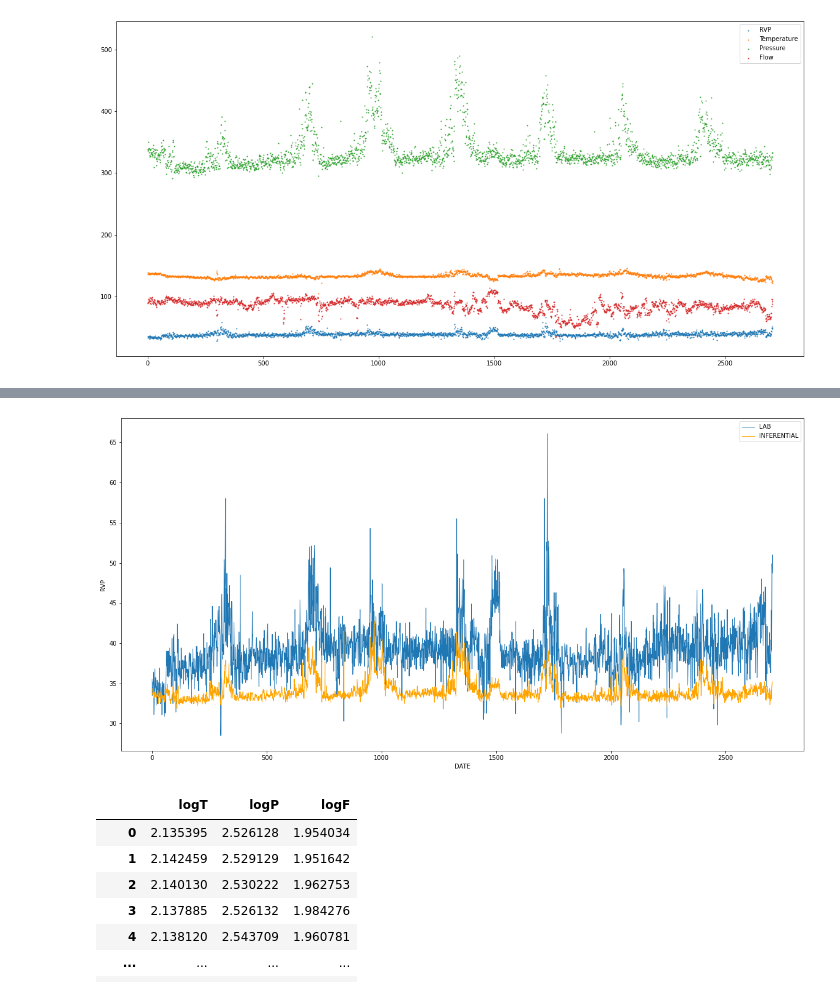
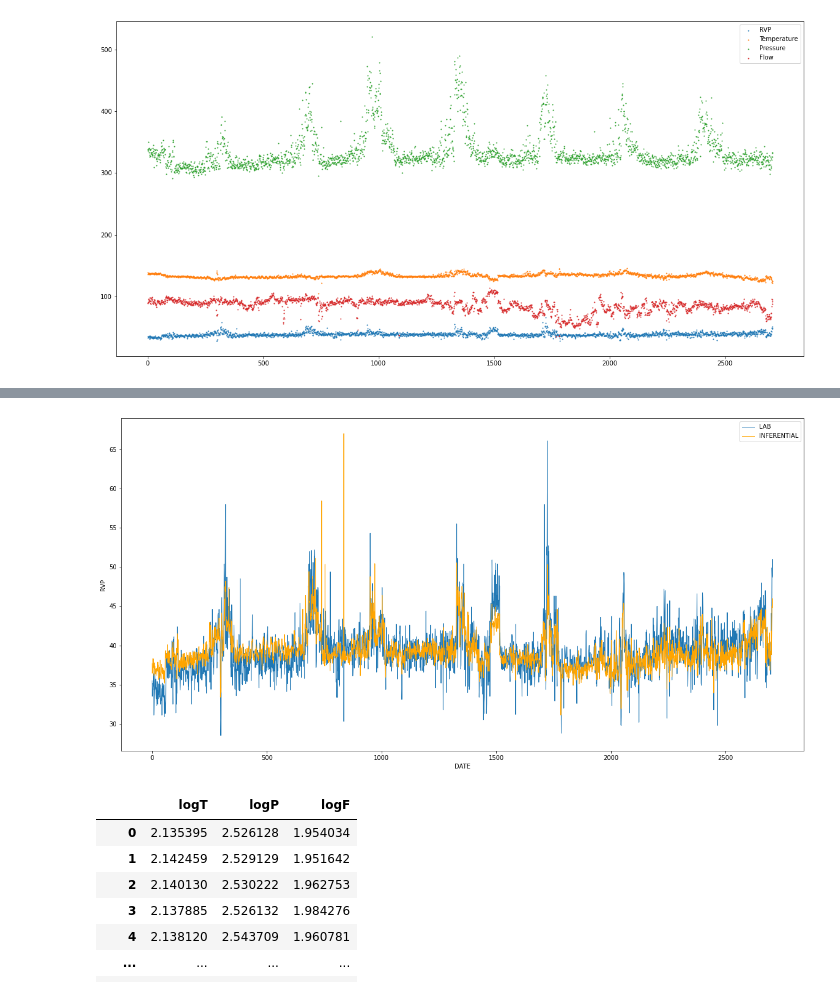
Before and after one commit to hoonzi-s/APC, a Jupyter notebook: #1 ALK - 213BTMRVP Inferential.ipynb, the cells around one changed output, grey strips where cells are left out. Cells and saved outputs as stored; diff of their text form; code cells hidden in the pictures.

```diff
--- a/#1 ALK - 213BTMRVP Inferential.ipynb
+++ b/#1 ALK - 213BTMRVP Inferential.ipynb
@@ -104,20 +90,20 @@ plt.show()
 # %%
-a1 = -0.1343
-a2 = 0.0520
-b = 34.671
+a1 = -0.64629773271978
+a2 = 0.0864458455008808
+b = 96.928823280233
 inferential = a1 * data['T'] + a2 * data['P'] + b
 length = data.shape[0]
 
 plt.figure(figsize = (20, 10))
 # plt.scatter(np.arange(length), data['RVP'], s = 1, label = 'LAB')
 plt.plot(np.arange(length), data['RVP'], linewidth = 1, label = 'LAB')
 plt.plot(np.arange(length), inferential, linewidth = 1, color='orange', label = 'INFERENTIAL')
 plt.xlabel('DATE')
 plt.ylabel('RVP')
 plt.legend()
 plt.show()
 # %% [output]
-[figure, old version]
+[figure, new version]
 # %%
 input = data.iloc[:, 1:]
 input_log = np.log10(input).reset_index(drop = True, inplace = False)
```
Also changed, not shown: parts of 9 cells of this notebook.
